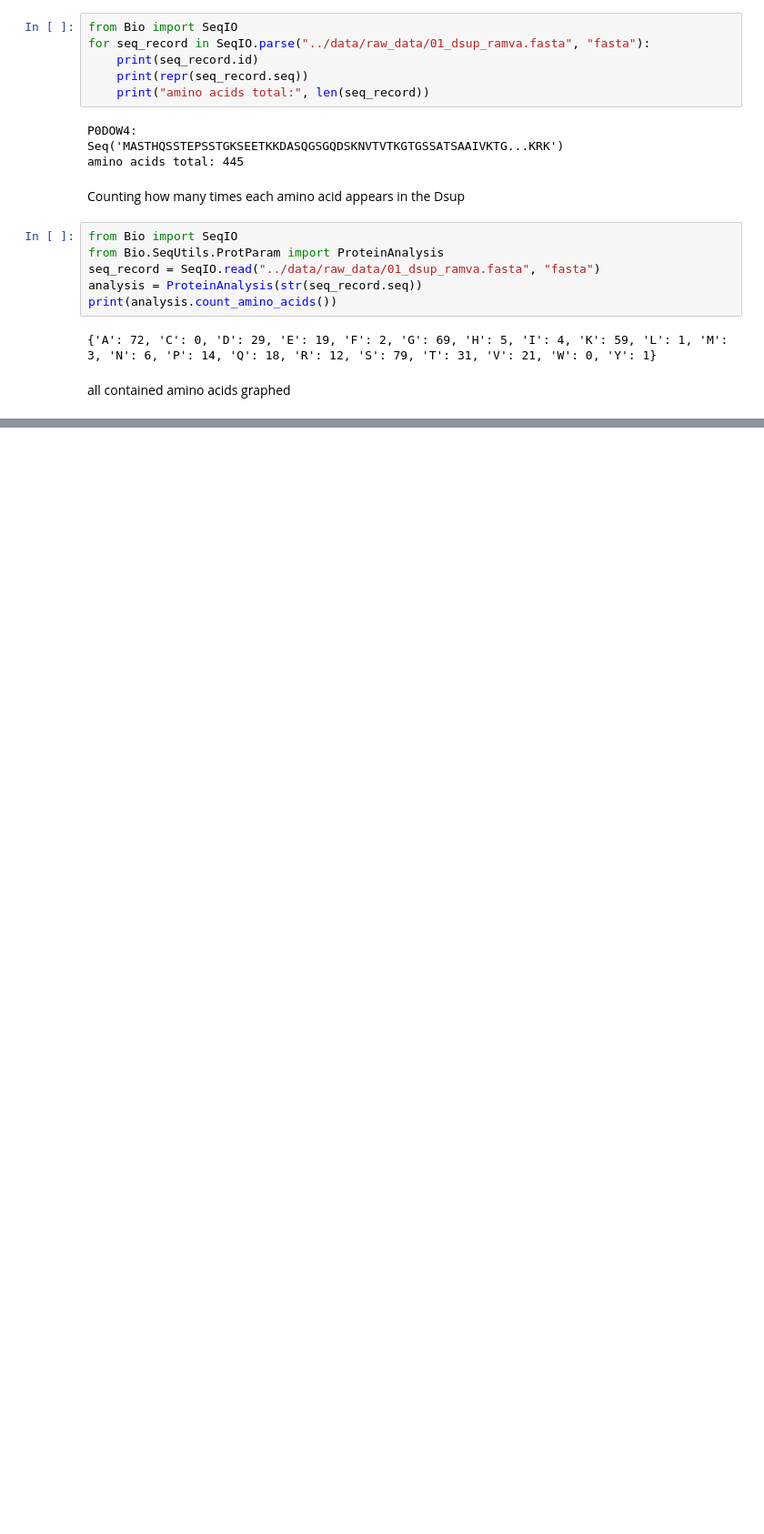
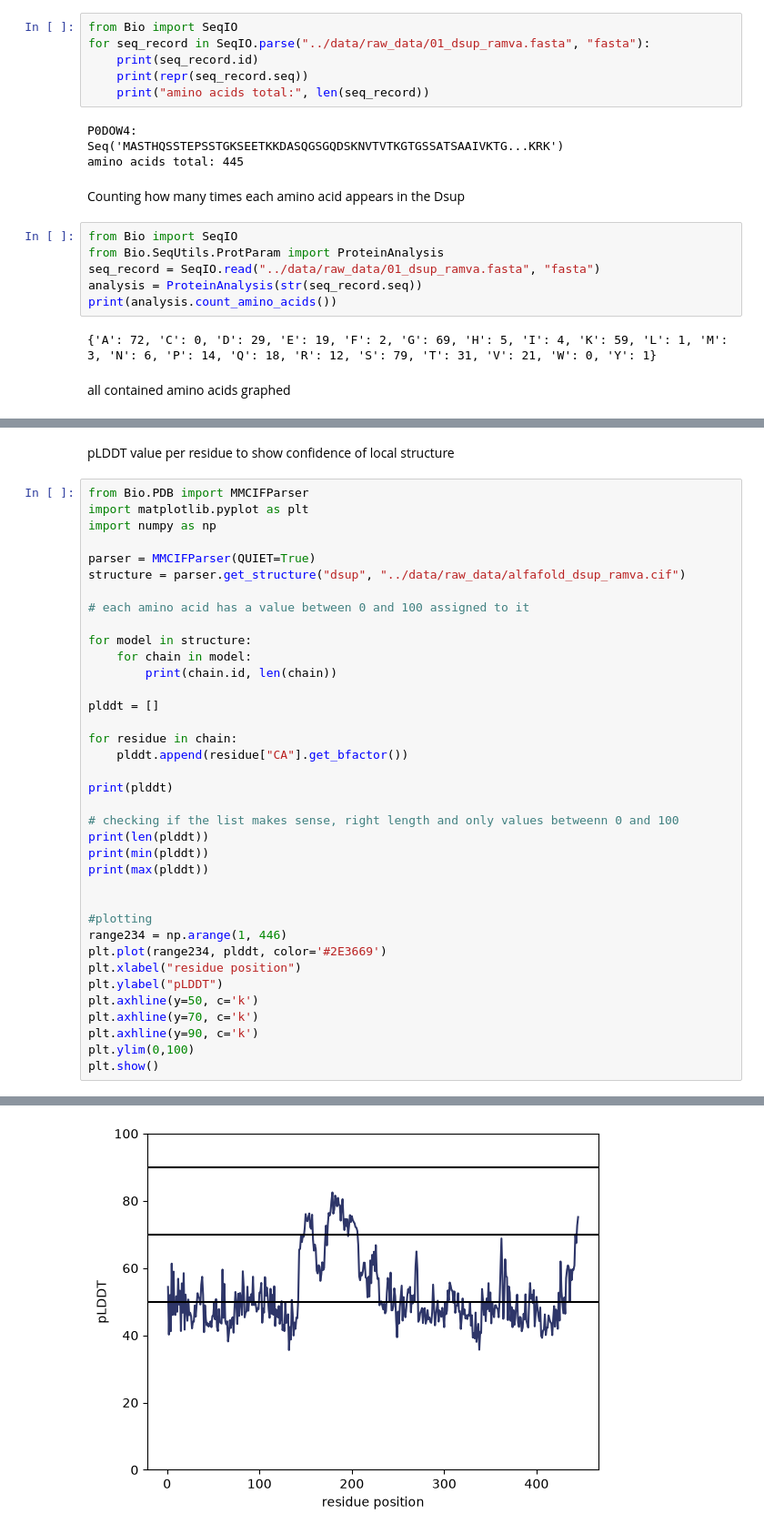
Before and after one commit to miritiede/Tardigrade-Dsup, a Jupyter notebook: notebooks/seq_dsup_ramva.ipynb, the cells around one changed output, grey strips where cells are left out. Shown at 91% size. Saved outputs shown, nothing was run; the diff lists cells and outputs as text; blank space fills up the shorter version.

Commit message:
transfer some finished code to right notebook

```diff
--- a/notebooks/seq_dsup_ramva.ipynb
+++ b/notebooks/seq_dsup_ramva.ipynb
@@ -36,0 +96,40 @@ plt.show()
+# %% [markdown]
+pLDDT value per residue to show confidence of local structure
+# %%
+from Bio.PDB import MMCIFParser
+import matplotlib.pyplot as plt
+import numpy as np
+
+parser = MMCIFParser(QUIET=True)
+structure = parser.get_structure("dsup", "../data/raw_data/alfafold_dsup_ramva.cif")
+
+# each amino acid has a value between 0 and 100 assigned to it
+
+for model in structure:
+    for chain in model:
+        print(chain.id, len(chain))
+
+plddt = []
+
+for residue in chain:
+    plddt.append(residue["CA"].get_bfactor())
+
+print(plddt)
+
+# checking if the list makes sense, right length and only values betweenn 0 and 100
+print(len(plddt))
+print(min(plddt))
+print(max(plddt))
+
+
+#plotting
+range234 = np.arange(1, 446)
+plt.plot(range234, plddt, color='#2E3669')
+plt.xlabel("residue position")
+plt.ylabel("pLDDT")
+plt.axhline(y=50, c='k')
+plt.axhline(y=70, c='k')
+plt.axhline(y=90, c='k')
+plt.ylim(0,100)
+plt.show()
+# %% [output]
@@ -36,0 +141 @@ plt.show()
+[figure, added]
```
Also changed, not shown: parts of 4 cells of this notebook, 1 other file.
